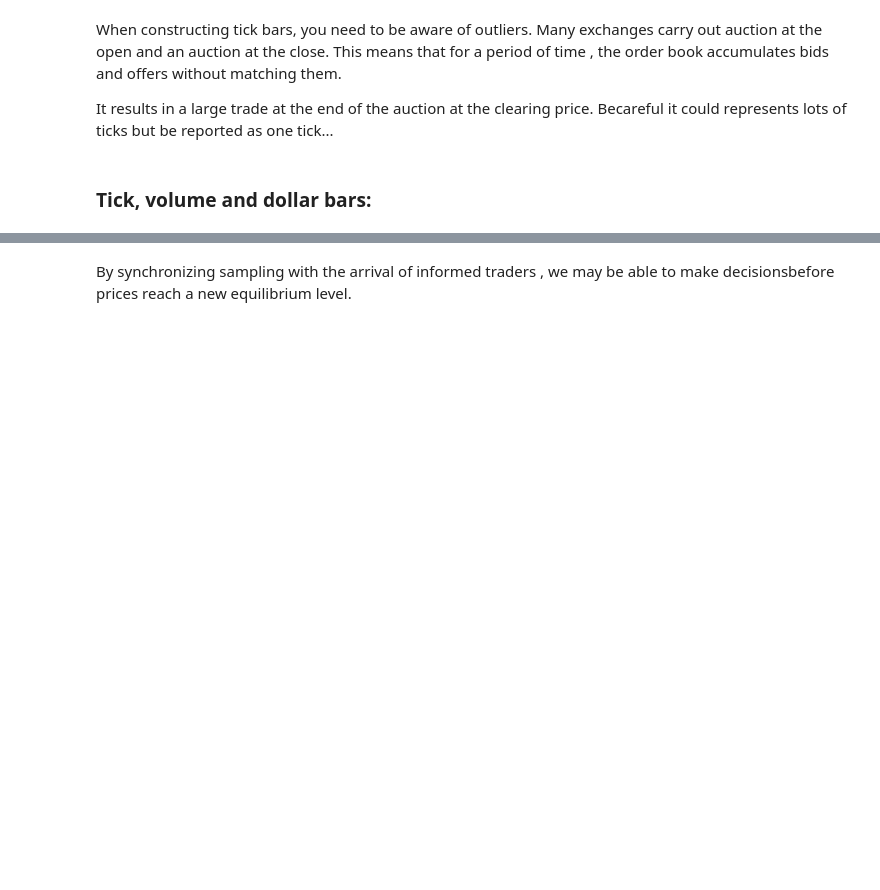
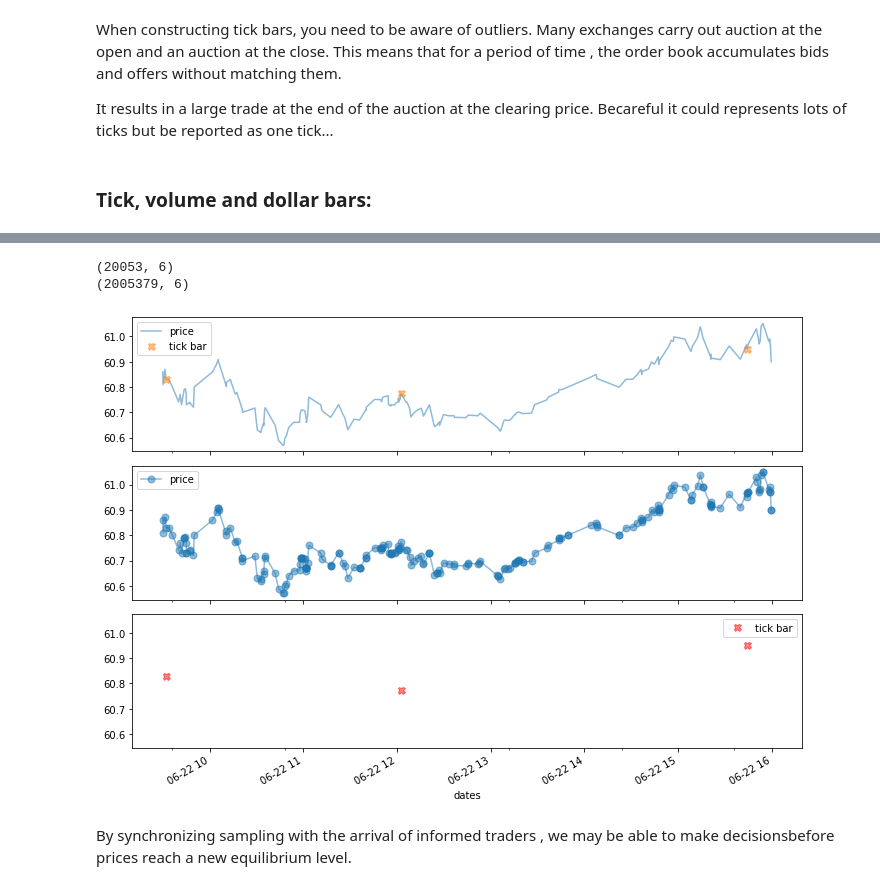
Before and after one commit to BenjaminScialom/Quantitative-Finance---ML-in-finance, a Jupyter notebook: AFML_financial_data_structures.ipynb, the cells around one changed output, grey strips where cells are left out. Cells and saved outputs as stored; diff of their text form; code cells hidden in the pictures; blank space fills up the shorter version.

```diff
--- a/AFML_financial_data_structures.ipynb
+++ b/AFML_financial_data_structures.ipynb
@@ -120,2 +157,42 @@ It results in a large trade at the end of the auction at the clearing price. Bec
+# %%
+tbdf = tick_bars(df,100)
+# %%
+print(tbdf.shape)
+print(df.shape)
+# %% [output]
+(20053, 6)
+(2005379, 6)
+# %%
+def data_sample(df, tbdf, date):
+    '''
+    returns
+        sample_df: ref pd.Series
+        sample_dftb: subordinated pd.Series
+    '''
+    sdf = df.price.loc[date]
+    stbdf = tbdf.price.loc[date]
+    return sdf, stbdf
+# %%
+def plot_data_sample(sampled_df, sampled_tbdf, bar_type, *args, **kwds):
+    f,axes=plt.subplots(3,sharex=True, sharey=True, figsize=(10,7))
+    sampled_df.plot(*args, **kwds, ax=axes[0], label='price')
+    sampled_tbdf.plot(*args, **kwds, ax=axes[0], marker='X', ls='', label=bar_type)
+    axes[0].legend();
+
+    sampled_df.plot(*args, **kwds, ax=axes[1], label='price', marker='o')
+    sampled_tbdf.plot(*args, **kwds, ax=axes[2], ls='', marker='X',
+             color='r', label=bar_type)
+
+    for ax in axes[1:]: ax.legend()
+    plt.tight_layout()
+
+    return
+# %%
+date ='2012-06-22'  #yyy-mm-dd
+sdf, stbdf = data_sample(df, tbdf, date)
+
+plot_data_sample(sdf, stbdf, 'tick bar', alpha=0.5, markersize=7)
+# %% [output]
+[figure, added]
 # %% [markdown]
 By synchronizing sampling with the arrival of informed traders , we may be able to make decisionsbefore prices reach a new equilibrium level.
```
Also changed, not shown: parts of 3 cells of this notebook.
